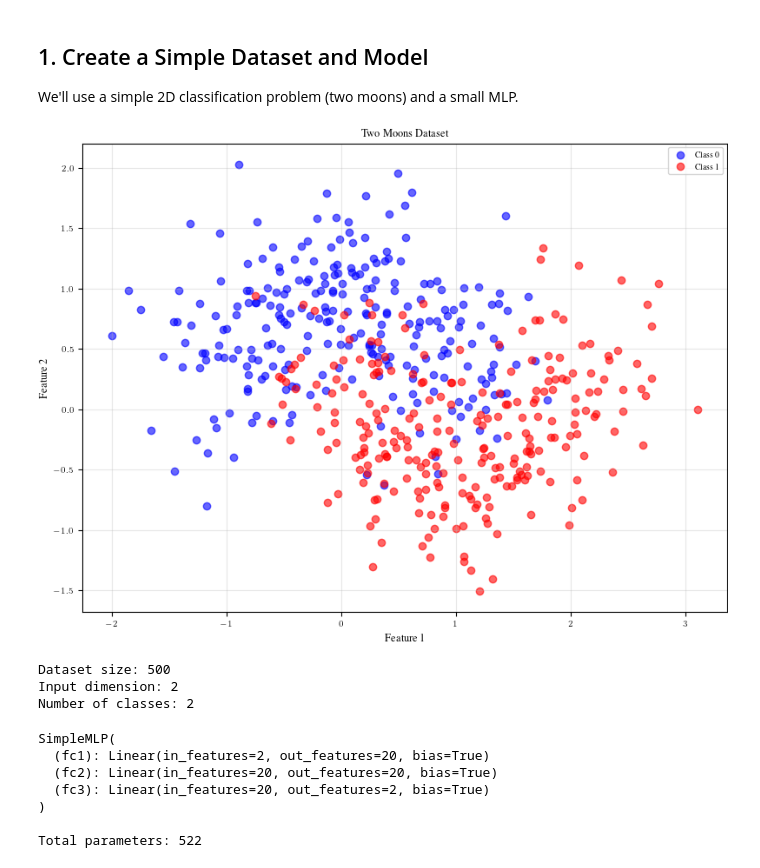
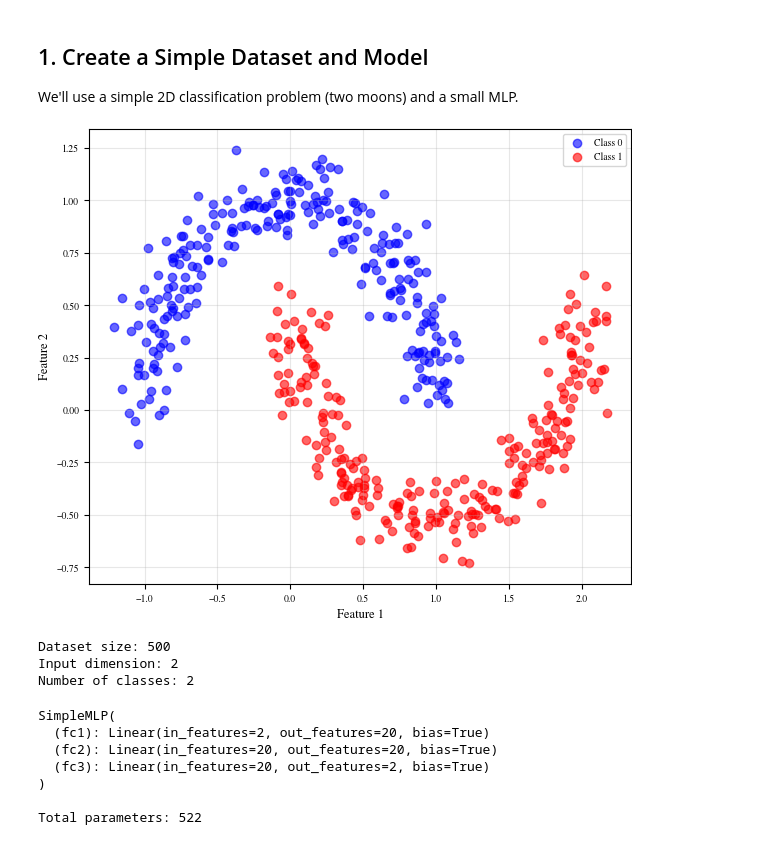
Before and after one commit to EveEme/udl, a Jupyter notebook: laplace_posterior_sampling.ipynb, the cells around one changed output. Cells and saved outputs as stored; diff of their text form; code cells hidden in the pictures.

Commit message:
added plotting script

```diff
--- a/laplace_posterior_sampling.ipynb
+++ b/laplace_posterior_sampling.ipynb
@@ -37,7 +37,7 @@ import torch
 from scipy import stats
 from scipy.stats import gaussian_kde
 from tueplots import bundles
-
+import os
 
 # Disable torch.compile for notebook
 import torch._dynamo
@@ -65,8 +65,10 @@ from bul.utils.low_rank import (
 from untangle.utils import auroc
 
 torch._dynamo.config.disable = True
-plt.rcParams.update(bundles.neurips2024(nrows=1, ncols=1))
+bundle = bundles.neurips2024(family="serif", usetex=False, ncols=2)
+plt.rcParams.update(bundle)
 
+os.makedirs("plots", exist_ok=True)
 
 # Device configuration
 device = torch.device("cuda" if torch.cuda.is_available() else "cpu")
@@ -80,36 +82,35 @@ We'll use a simple 2D classification problem (two moons) and a small MLP.
 # %%
 # Generate two moons dataset
 from sklearn.datasets import make_moons
 
 n_train_samples = 500
-X, y = make_moons(n_samples=n_train_samples, noise=0.4, random_state=42)
+X, y = make_moons(n_samples=n_train_samples, noise=0.1, random_state=42)
 
 # Convert to torch tensors
 X_train = torch.tensor(X, dtype=torch.float32)
 y_train = torch.tensor(y, dtype=torch.long)
 
 # Create DataLoader
 train_dataset = TensorDataset(X_train, y_train)
 train_loader = DataLoader(train_dataset, batch_size=32, shuffle=True)
 full_loader = DataLoader(train_dataset, batch_size=len(train_dataset), shuffle=False)
 
 # Visualize dataset
-plt.figure(figsize=(8, 6))
+plt.figure(figsize=(6.0,5.0))
 plt.scatter(X[y == 0, 0], X[y == 0, 1], c='blue', label='Class 0', alpha=0.6)
 plt.scatter(X[y == 1, 0], X[y == 1, 1], c='red', label='Class 1', alpha=0.6)
 plt.xlabel('Feature 1')
 plt.ylabel('Feature 2')
-plt.title('Two Moons Dataset')
 plt.legend()
 plt.grid(True, alpha=0.3)
-plt.savefig("nb_two_moons_dataset.pdf")
+plt.savefig("plots/nb_two_moons_dataset.pdf")
 plt.show()
 
 print(f"Dataset size: {len(X_train)}")
 print(f"Input dimension: {X_train.shape[1]}")
 print(f"Number of classes: {len(torch.unique(y_train))}")
 # %% [output]
-[figure, old version]
+[figure, new version]
 Dataset size: 500
 Input dimension: 2
 Number of classes: 2
```
Also changed, not shown: parts of 28 cells of this notebook, 3 other files.
